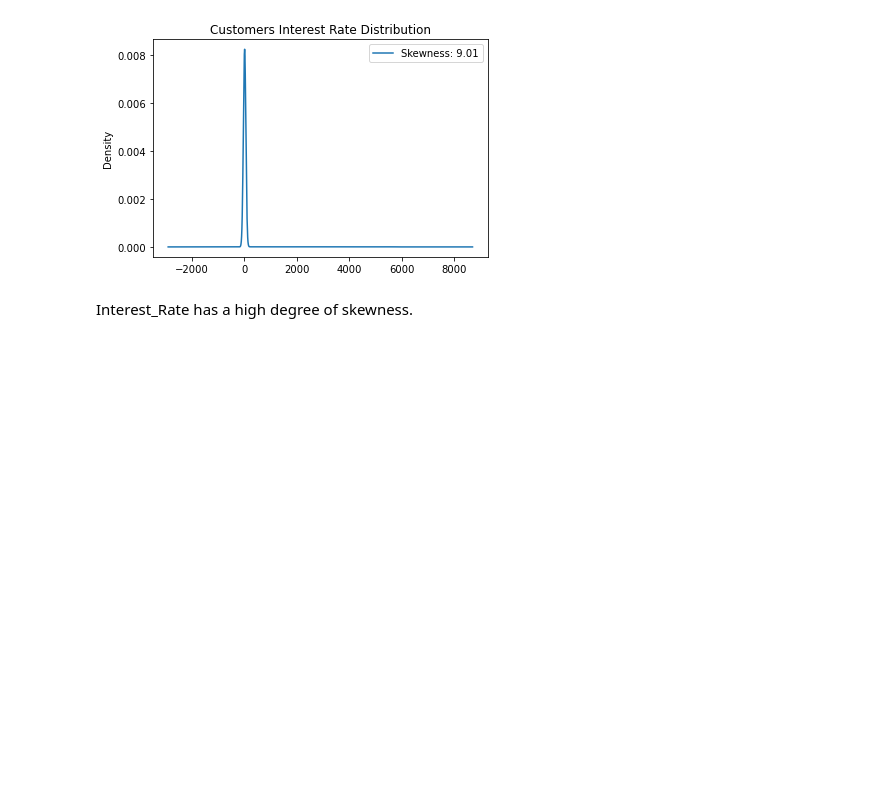
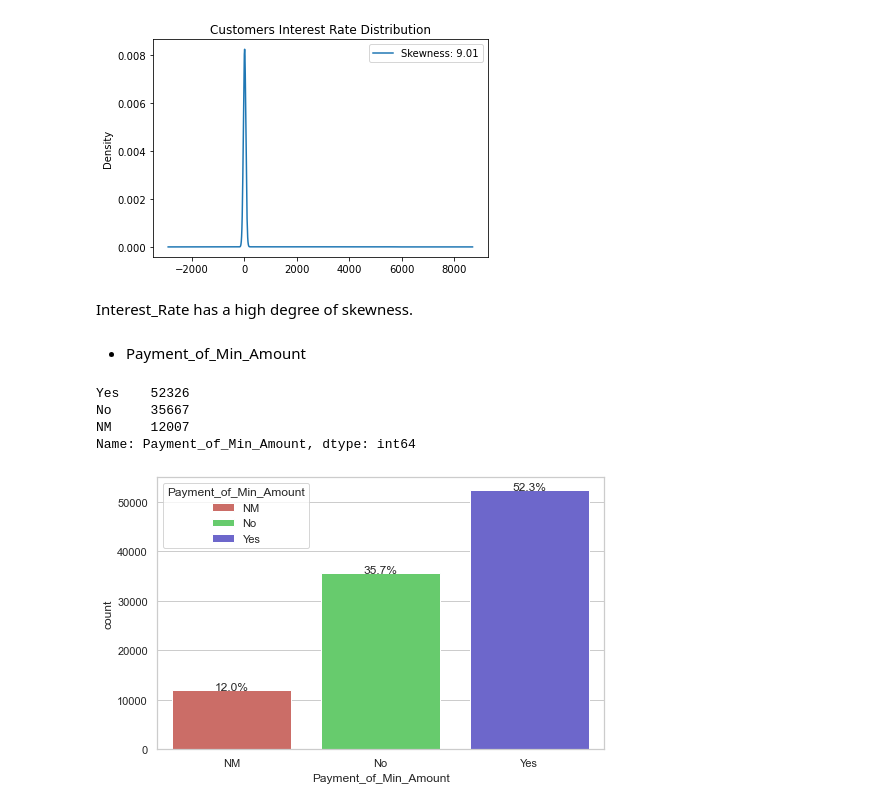
Before and after one commit to OlaJaglinska/Data-Science-Training, a Jupyter notebook: EDA/EDA.ipynb, the cells around one changed output. Drawn from its saved outputs; the diff is of its cells as text; code cells hidden in the pictures; blank space fills up the shorter version.

Commit message:
Payment_of_Min_Amount

```diff
--- a/EDA/EDA.ipynb
+++ b/EDA/EDA.ipynb
@@ -348,3 +359,25 @@ df['Interest_Rate'].plot.kde(label = 'Skewness: %.2f'%(df['Interest_Rate'].skew(
 [figure]
 # %% [markdown]
 Interest_Rate has a high degree of skewness.
+# %% [markdown]
+* Payment_of_Min_Amount
+# %%
+df['Payment_of_Min_Amount'].value_counts()
+# %% [output]
+Yes    52326
+No     35667
+NM     12007
+Name: Payment_of_Min_Amount, dtype: int64
+# %%
+sns.set(style="whitegrid")
+plt.figure(figsize=(8,5))
+total = float(len(df))
+ax = sns.countplot(data=df, x="Payment_of_Min_Amount", hue="Payment_of_Min_Amount", palette='hls', dodge=False)
+for p in ax.patches:
+    percentage = '{:.1f}%'.format(100 * p.get_height()/total)
+    x = p.get_x() + p.get_width()/2
+    y = p.get_height()
+    ax.annotate(percentage, (x, y),ha='center')
+plt.show()
+# %% [output]
+[figure, added]
```
Also changed, not shown: parts of 6 cells of this notebook.
